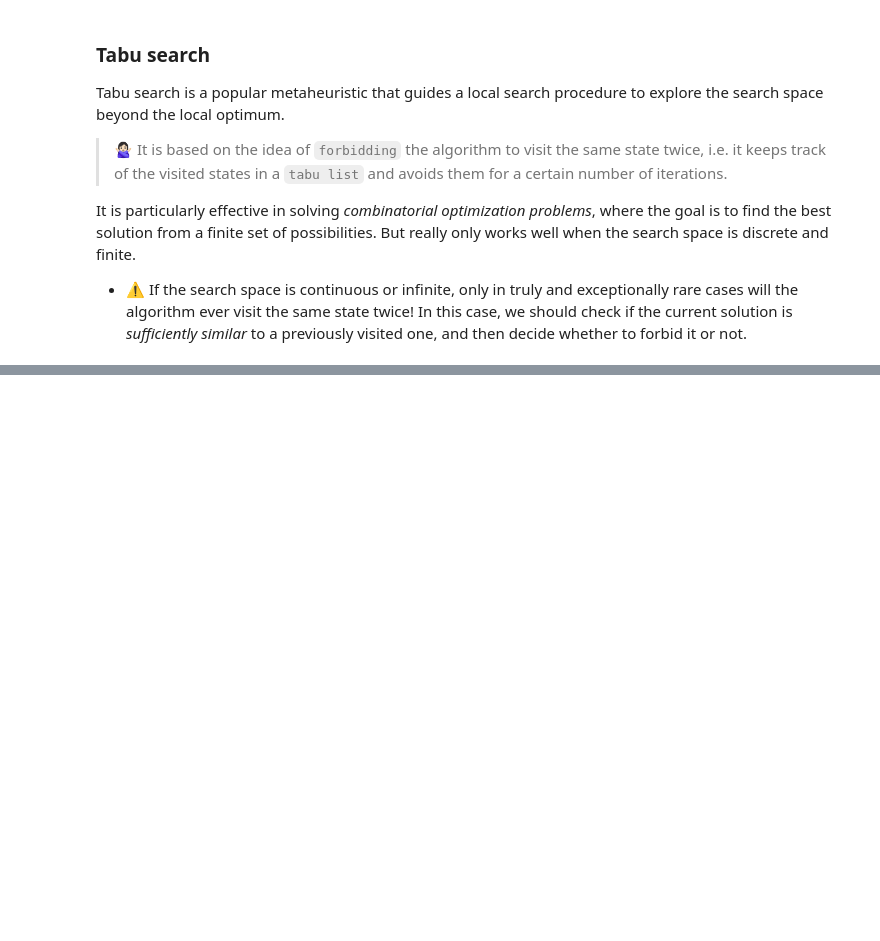
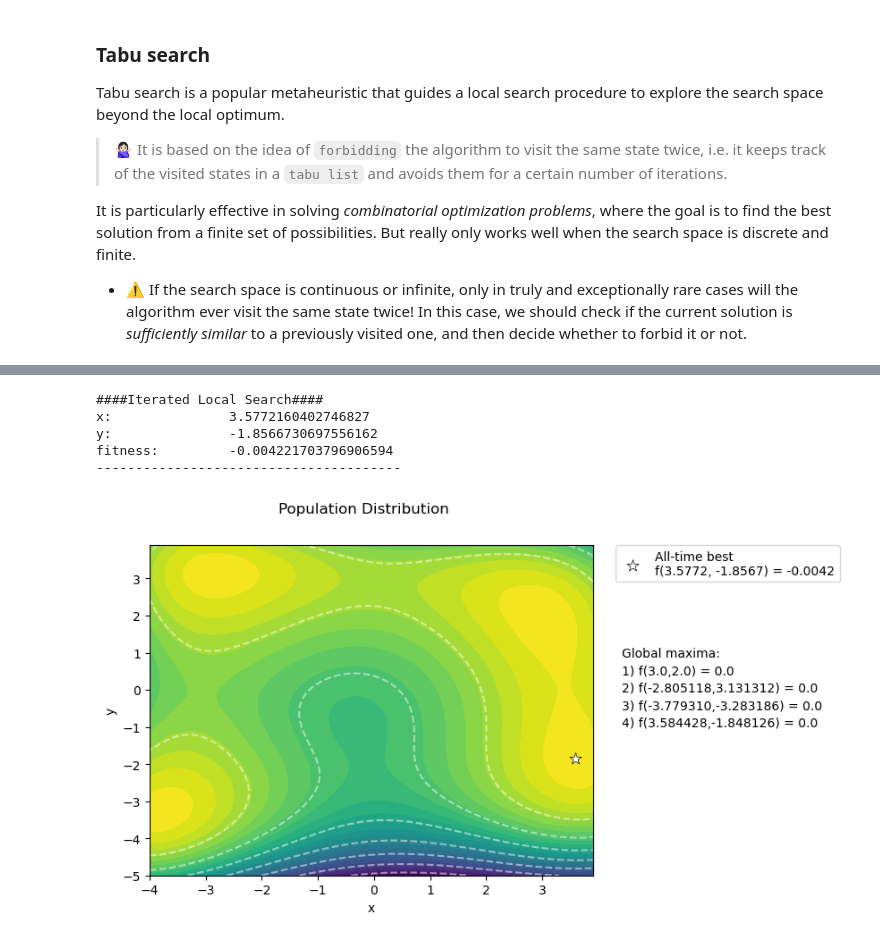
Before and after one commit to NicoloIacobone/Computational_Intelligence, a Jupyter notebook: varie_nico/Single_state.ipynb, the cells around one changed output, grey strips where cells are left out. Cells and saved outputs as stored; diff of their text form; code cells hidden in the pictures; blank space fills up the shorter version.

Commit message:
added iterated local search

```diff
--- a/varie_nico/Single_state.ipynb
+++ b/varie_nico/Single_state.ipynb
@@ -300,0 +432,16 @@ Iterated local search is a metaheuristic that combines a local search procedure
+# %%
+x_sol, y_sol, fitness_sol = iterated_local_search(10)
+
+print("####Iterated Local Search####")
+print("x:\t\t", x_sol)
+print("y:\t\t", y_sol)
+print("fitness:\t", fitness_sol)
+print("---------------------------------------\n")
+visualize_population(best_individual=(x_sol, y_sol))
+# %% [output]
+####Iterated Local Search####
+x:               3.5772160402746827
+y:               -1.8566730697556162
+fitness:         -0.004221703796906594
+---------------------------------------
+[figure, added]
```
Also changed, not shown: parts of 12 cells of this notebook.
